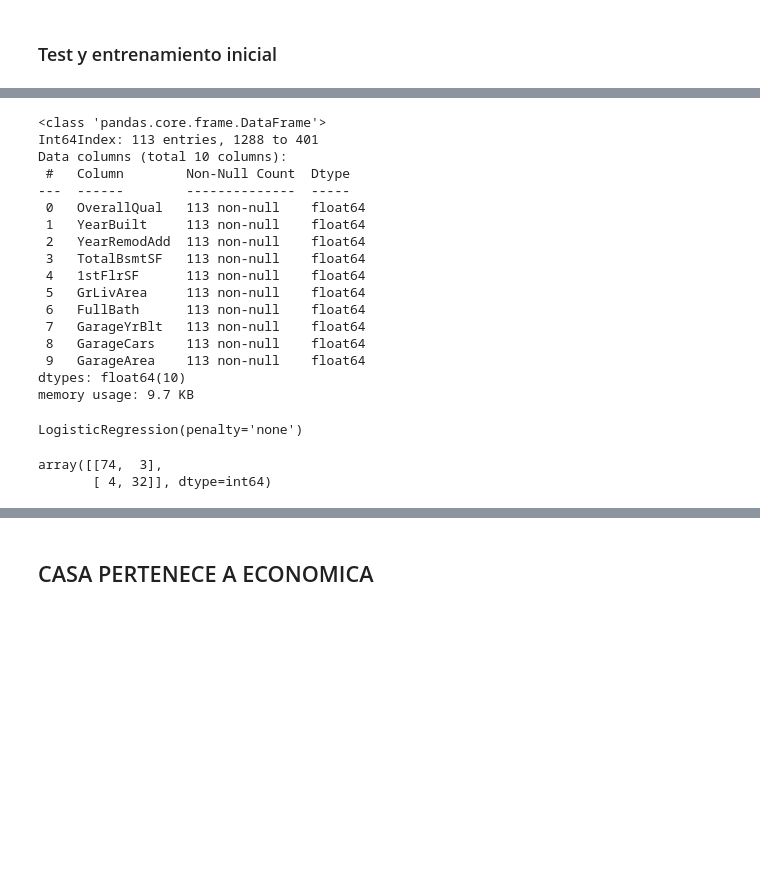
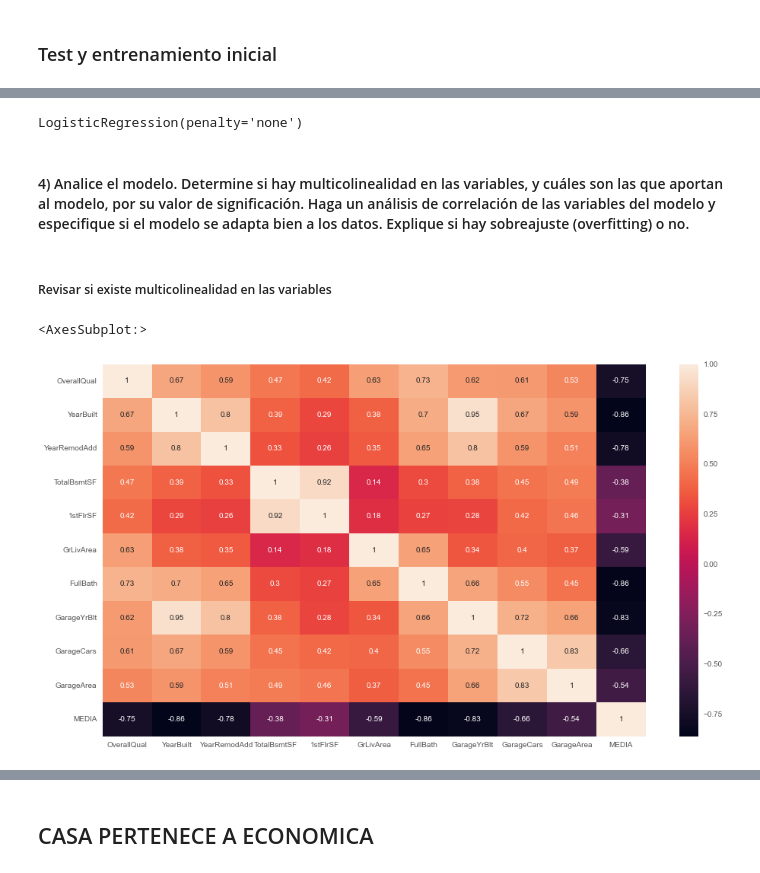
Before and after one commit to wsaldana/MineriaHDT6, a Jupyter notebook: Hoja6.ipynb, the cells around one changed output, grey strips where cells are left out. Cells and saved outputs as stored; diff of their text form; code cells hidden in the pictures; blank space fills up the shorter version.

```diff
--- a/Hoja6.ipynb
+++ b/Hoja6.ipynb
@@ -426,23 +399,3 @@ memory usage: 22.4 KB
-# %%
-X_test.info()
-# %% [output]
-<class 'pandas.core.frame.DataFrame'>
-Int64Index: 113 entries, 1288 to 401
-Data columns (total 10 columns):
- #   Column        Non-Null Count  Dtype
----  ------        --------------  -----
- 0   OverallQual   113 non-null    float64
- 1   YearBuilt     113 non-null    float64
- 2   YearRemodAdd  113 non-null    float64
- 3   TotalBsmtSF   113 non-null    float64
- 4   1stFlrSF      113 non-null    float64
- 5   GrLivArea     113 non-null    float64
- 6   FullBath      113 non-null    float64
- 7   GarageYrBlt   113 non-null    float64
- 8   GarageCars    113 non-null    float64
- 9   GarageArea    113 non-null    float64
-dtypes: float64(10)
-memory usage: 9.7 KB
 # %%
 logReg = LogisticRegression(penalty='none')
 logReg.fit(X_train,y_train)
@@ -451,8 +404,18 @@ LogisticRegression(penalty='none')
 # %%
 y_pred = logReg.predict(X_test)
 y_proba = logReg.predict_proba(X)[:,1]
-cm = Confusion_Matrix(y_test,y_pred)
-cm
-# %% [output]
-array([[74,  3],
-       [ 4, 32]], dtype=int64)
+# %% [markdown]
+#### 4) Analice el modelo. Determine si hay multicolinealidad en las variables, y cuáles son las que aportan  al  modelo,  por  su  valor  de  significación.  Haga  un  análisis  de  correlación  de  las variables del modelo y especifique si el modelo se adapta bien a los datos. Explique si hay sobreajuste (overfitting) o no.
+# %% [markdown]
+##### Revisar si existe multicolinealidad en las variables
+# %%
+entrenamiento["MEDIA"] = y
+
+Cor_DI = entrenamiento[["OverallQual", "YearBuilt", "YearRemodAdd", "TotalBsmtSF", "1stFlrSF", "GrLivArea", "FullBath",
+                   "GarageYrBlt", "GarageCars", "GarageArea", "MEDIA"]]
+correlacion = Cor_DI.corr()
+fig, axis = plt.subplots()
+sb.heatmap(correlacion, xticklabels=correlacion.columns, yticklabels=correlacion.columns, annot=True, ax=axis)
+# %% [output]
+<AxesSubplot:>
+[figure, new version]
```
Also changed, not shown: parts of 55 cells of this notebook.
